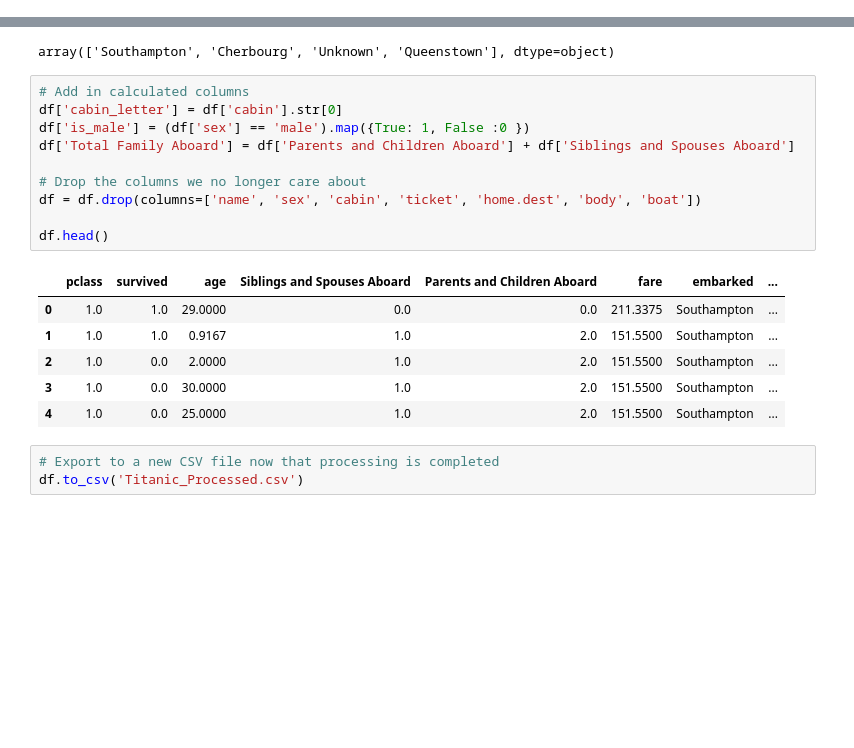
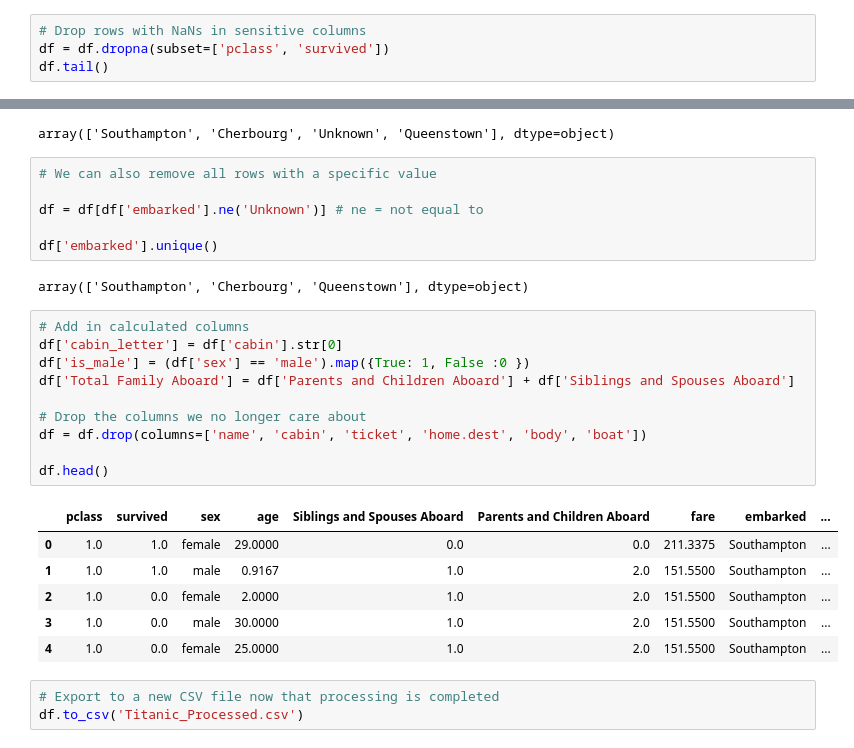
Before and after one commit to IntegerMan/PolyglotNotebookTalk, a Jupyter notebook: 04_UsageScenarios/01_PandasProcessing.ipynb, the cells around one changed output, grey strips where cells are left out. Saved outputs shown, nothing was run; the diff lists cells and outputs as text; blank space fills up the shorter version.

```diff
--- a/04_UsageScenarios/01_PandasProcessing.ipynb
+++ b/04_UsageScenarios/01_PandasProcessing.ipynb
@@ -15,0 +26,4 @@ df.head()
+# %%
+# Drop rows with NaNs in sensitive columns
+df = df.dropna(subset=['pclass', 'survived'])
+df.tail()
@@ -55,23 +76,31 @@ df['embarked'] = df['embarked'].fillna('Unknown')
 df['embarked'].unique()
 # %% [output]
 array(['Southampton', 'Cherbourg', 'Unknown', 'Queenstown'], dtype=object)
+# %%
+# We can also remove all rows with a specific value
+
+df = df[df['embarked'].ne('Unknown')] # ne = not equal to
+
+df['embarked'].unique()
+# %% [output]
+array(['Southampton', 'Cherbourg', 'Queenstown'], dtype=object)
 # %%
 # Add in calculated columns
 df['cabin_letter'] = df['cabin'].str[0]
 df['is_male'] = (df['sex'] == 'male').map({True: 1, False :0 })
 df['Total Family Aboard'] = df['Parents and Children Aboard'] + df['Siblings and Spouses Aboard']
 
 # Drop the columns we no longer care about
-df = df.drop(columns=['name', 'sex', 'cabin', 'ticket', 'home.dest', 'body', 'boat'])
+df = df.drop(columns=['name', 'cabin', 'ticket', 'home.dest', 'body', 'boat'])
 
 df.head()
 # %% [output]
-|  | pclass | survived | age | Siblings and Spouses Aboard | Parents and Children Aboard | fare | embarked | ... |
-| 0 | 1.0 | 1.0 | 29.0000 | 0.0 | 0.0 | 211.3375 | Southampton | ... |
-| 1 | 1.0 | 1.0 | 0.9167 | 1.0 | 2.0 | 151.5500 | Southampton | ... |
-| 2 | 1.0 | 0.0 | 2.0000 | 1.0 | 2.0 | 151.5500 | Southampton | ... |
-| 3 | 1.0 | 0.0 | 30.0000 | 1.0 | 2.0 | 151.5500 | Southampton | ... |
-| 4 | 1.0 | 0.0 | 25.0000 | 1.0 | 2.0 | 151.5500 | Southampton | ... |
+|  | pclass | survived | sex | age | Siblings and Spouses Aboard | Parents and Children Aboard | fare | embarked | ... |
+| 0 | 1.0 | 1.0 | female | 29.0000 | 0.0 | 0.0 | 211.3375 | Southampton | ... |
+| 1 | 1.0 | 1.0 | male | 0.9167 | 1.0 | 2.0 | 151.5500 | Southampton | ... |
+| 2 | 1.0 | 0.0 | female | 2.0000 | 1.0 | 2.0 | 151.5500 | Southampton | ... |
+| 3 | 1.0 | 0.0 | male | 30.0000 | 1.0 | 2.0 | 151.5500 | Southampton | ... |
+| 4 | 1.0 | 0.0 | female | 25.0000 | 1.0 | 2.0 | 151.5500 | Southampton | ... |
 # %%
 # Export to a new CSV file now that processing is completed
 df.to_csv('Titanic_Processed.csv')
```
Also changed, not shown: parts of 3 cells of this notebook, 18 other files.
